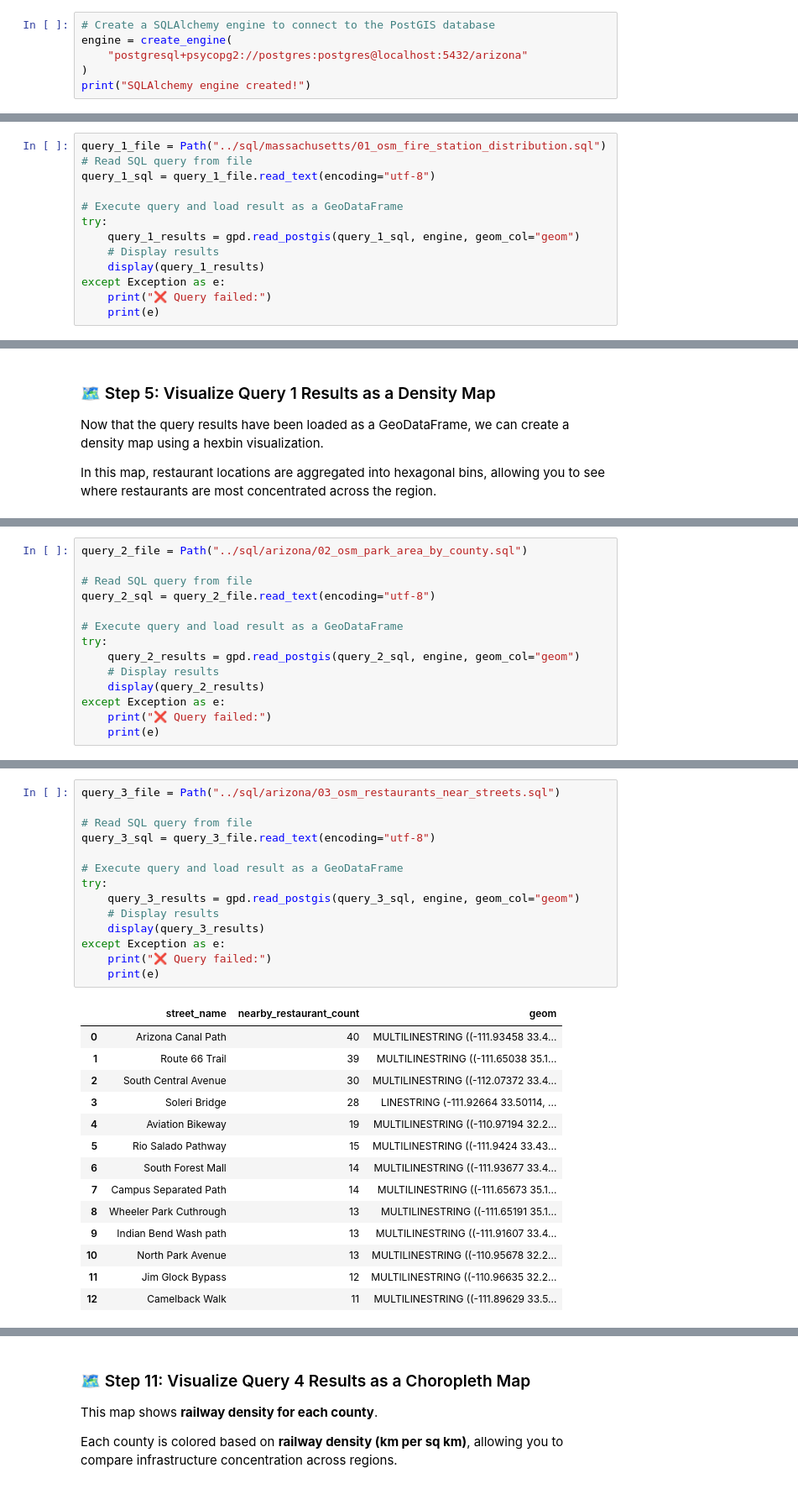
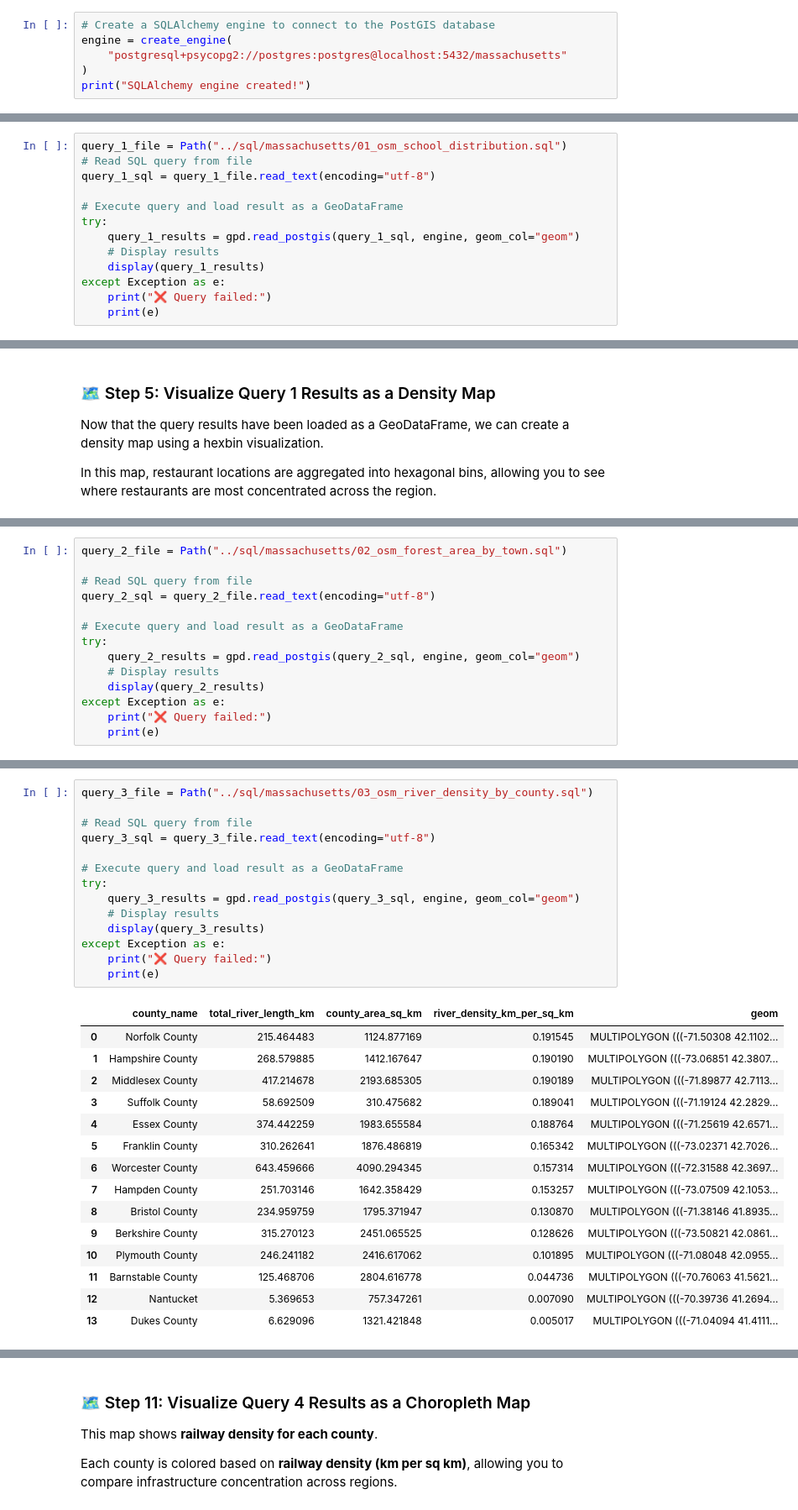
Before and after one commit to laurbolton/gist604b-osm-postgis-sp26, a Jupyter notebook: notebooks/osm_postgis_massachusetts.ipynb, the cells around one changed output, grey strips where cells are left out. Shown at 84% size. Saved outputs shown, nothing was run; the diff lists cells and outputs as text.

```diff
--- a/notebooks/osm_postgis_massachusetts.ipynb
+++ b/notebooks/osm_postgis_massachusetts.ipynb
@@ -126,7 +110,7 @@ Before running SQL queries, create a connection to the database using SQLAlchemy
 # %%
 # Create a SQLAlchemy engine to connect to the PostGIS database
 engine = create_engine(
-    "postgresql+psycopg2://postgres:postgres@localhost:5432/arizona"
+    "postgresql+psycopg2://postgres:postgres@localhost:5432/massachusetts"
 )
 print("SQLAlchemy engine created!")
 # %% [output]
@@ -140,5 +122,5 @@ The SQL query is stored in a separate `.sql` file. In this step, we read the que
 # %%
-query_1_file = Path("../sql/massachusetts/01_osm_fire_station_distribution.sql")
+query_1_file = Path("../sql/massachusetts/01_osm_school_distribution.sql")
 # Read SQL query from file
 query_1_sql = query_1_file.read_text(encoding="utf-8")
 
@@ -203,5 +186,5 @@ This query calculates the total area of parks in each county in square kilometer
 # %%
-query_2_file = Path("../sql/arizona/02_osm_park_area_by_county.sql")
+query_2_file = Path("../sql/massachusetts/02_osm_forest_area_by_town.sql")
 
 # Read SQL query from file
 query_2_sql = query_2_file.read_text(encoding="utf-8")
@@ -290,31 +292,32 @@ plt.show()
 
 This query identifies streets (cycleways) with the highest number of restaurants located within 0.25 miles.
 # %%
-query_3_file = Path("../sql/arizona/03_osm_restaurants_near_streets.sql")
+query_3_file = Path("../sql/massachusetts/03_osm_river_density_by_county.sql")
 
 # Read SQL query from file
 query_3_sql = query_3_file.read_text(encoding="utf-8")
 
 # Execute query and load result as a GeoDataFrame
 try:
     query_3_results = gpd.read_postgis(query_3_sql, engine, geom_col="geom")
     # Display results
     display(query_3_results)
 except Exception as e:
     print("❌ Query failed:")
     print(e)
 # %% [output]
-|  | street_name | nearby_restaurant_count | geom |
-| 0 | Arizona Canal Path | 40 | MULTILINESTRING ((-111.93458 33.4... |
-| 1 | Route 66 Trail | 39 | MULTILINESTRING ((-111.65038 35.1... |
-| 2 | South Central Avenue | 30 | MULTILINESTRING ((-112.07372 33.4... |
-| 3 | Soleri Bridge | 28 | LINESTRING (-111.92664 33.50114, ... |
-| 4 | Aviation Bikeway | 19 | MULTILINESTRING ((-110.97194 32.2... |
-| 5 | Rio Salado Pathway | 15 | MULTILINESTRING ((-111.9424 33.43... |
-| 6 | South Forest Mall | 14 | MULTILINESTRING ((-111.93677 33.4... |
-| 7 | Campus Separated Path | 14 | MULTILINESTRING ((-111.65673 35.1... |
-| 8 | Wheeler Park Cuthrough | 13 | MULTILINESTRING ((-111.65191 35.1... |
-| 9 | Indian Bend Wash path | 13 | MULTILINESTRING ((-111.91607 33.4... |
-| 10 | North Park Avenue | 13 | MULTILINESTRING ((-110.95678 32.2... |
-| 11 | Jim Glock Bypass | 12 | MULTILINESTRING ((-110.96635 32.2... |
-| 12 | Camelback Walk | 11 | MULTILINESTRING ((-111.89629 33.5... |
+|  | county_name | total_river_length_km | county_area_sq_km | river_density_km_per_sq_km | geom |
+| 0 | Norfolk County | 215.464483 | 1124.877169 | 0.191545 | MULTIPOLYGON (((-71.50308 42.1102... |
+| 1 | Hampshire County | 268.579885 | 1412.167647 | 0.190190 | MULTIPOLYGON (((-73.06851 42.3807... |
+| 2 | Middlesex County | 417.214678 | 2193.685305 | 0.190189 | MULTIPOLYGON (((-71.89877 42.7113... |
+| 3 | Suffolk County | 58.692509 | 310.475682 | 0.189041 | MULTIPOLYGON (((-71.19124 42.2829... |
+| 4 | Essex County | 374.442259 | 1983.655584 | 0.188764 | MULTIPOLYGON (((-71.25619 42.6571... |
+| 5 | Franklin County | 310.262641 | 1876.486819 | 0.165342 | MULTIPOLYGON (((-73.02371 42.7026... |
+| 6 | Worcester County | 643.459666 | 4090.294345 | 0.157314 | MULTIPOLYGON (((-72.31588 42.3697... |
+| 7 | Hampden County | 251.703146 | 1642.358429 | 0.153257 | MULTIPOLYGON (((-73.07509 42.1053... |
+| 8 | Bristol County | 234.959759 | 1795.371947 | 0.130870 | MULTIPOLYGON (((-71.38146 41.8935... |
+| 9 | Berkshire County | 315.270123 | 2451.065525 | 0.128626 | MULTIPOLYGON (((-73.50821 42.0861... |
+| 10 | Plymouth County | 246.241182 | 2416.617062 | 0.101895 | MULTIPOLYGON (((-71.08048 42.0955... |
+| 11 | Barnstable County | 125.468706 | 2804.616778 | 0.044736 | MULTIPOLYGON (((-70.76063 41.5621... |
+| 12 | Nantucket | 5.369653 | 757.347261 | 0.007090 | MULTIPOLYGON (((-70.39736 41.2694... |
+| 13 | Dukes County | 6.629096 | 1321.421848 | 0.005017 | MULTIPOLYGON (((-71.04094 41.4111... |
```
Also changed, not shown: parts of 15 cells of this notebook, 3 other files.
